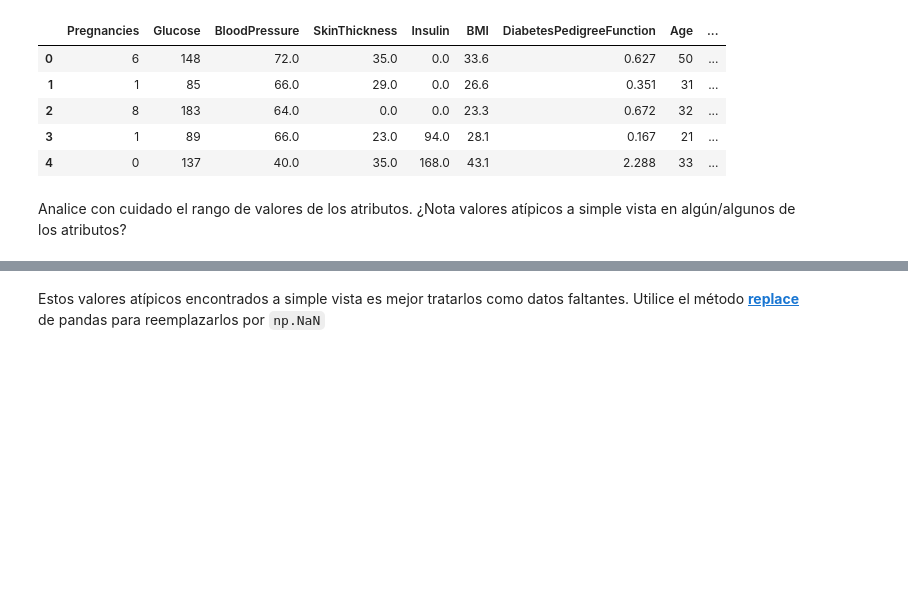
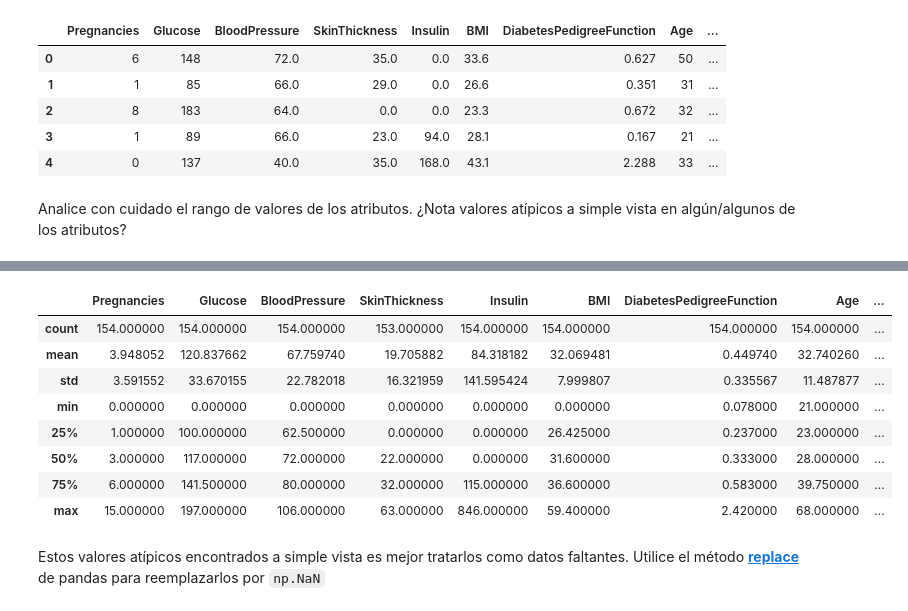
Before and after one commit to Nefertumm/AM, a Jupyter notebook: Semana2-LDA-SVM/Entregables/Diabetes.ipynb, the cells around one changed output, grey strips where cells are left out. Saved outputs shown, nothing was run; the diff lists cells and outputs as text; code cells hidden in the pictures; blank space fills up the shorter version.

```diff
--- a/Semana2-LDA-SVM/Entregables/Diabetes.ipynb
+++ b/Semana2-LDA-SVM/Entregables/Diabetes.ipynb
@@ -103,2 +133,15 @@ df_train, df_test = train_test_split(data, test_size=0.2, stratify=data['Outcome
+# %%
+# Análisis de valores atípicos para los datos de entrenamiento
+df_test.describe()
+# %% [output]
+|  | Pregnancies | Glucose | BloodPressure | SkinThickness | Insulin | BMI | DiabetesPedigreeFunction | Age | ... |
+| count | 154.000000 | 154.000000 | 154.000000 | 153.000000 | 154.000000 | 154.000000 | 154.000000 | 154.000000 | ... |
+| mean | 3.948052 | 120.837662 | 67.759740 | 19.705882 | 84.318182 | 32.069481 | 0.449740 | 32.740260 | ... |
+| std | 3.591552 | 33.670155 | 22.782018 | 16.321959 | 141.595424 | 7.999807 | 0.335567 | 11.487877 | ... |
+| min | 0.000000 | 0.000000 | 0.000000 | 0.000000 | 0.000000 | 0.000000 | 0.078000 | 21.000000 | ... |
+| 25% | 1.000000 | 100.000000 | 62.500000 | 0.000000 | 0.000000 | 26.425000 | 0.237000 | 23.000000 | ... |
+| 50% | 3.000000 | 117.000000 | 72.000000 | 22.000000 | 0.000000 | 31.600000 | 0.333000 | 28.000000 | ... |
+| 75% | 6.000000 | 141.500000 | 80.000000 | 32.000000 | 115.000000 | 36.600000 | 0.583000 | 39.750000 | ... |
+| max | 15.000000 | 197.000000 | 106.000000 | 63.000000 | 846.000000 | 59.400000 | 2.420000 | 68.000000 | ... |
 # %% [markdown]
 Estos valores atípicos encontrados a simple vista es mejor tratarlos como datos faltantes. Utilice el método **[replace](https://pandas.pydata.org/docs/reference/api/pandas.DataFrame.replace.html)** de pandas para reemplazarlos por `np.NaN`
```
Also changed, not shown: parts of 23 cells of this notebook.
